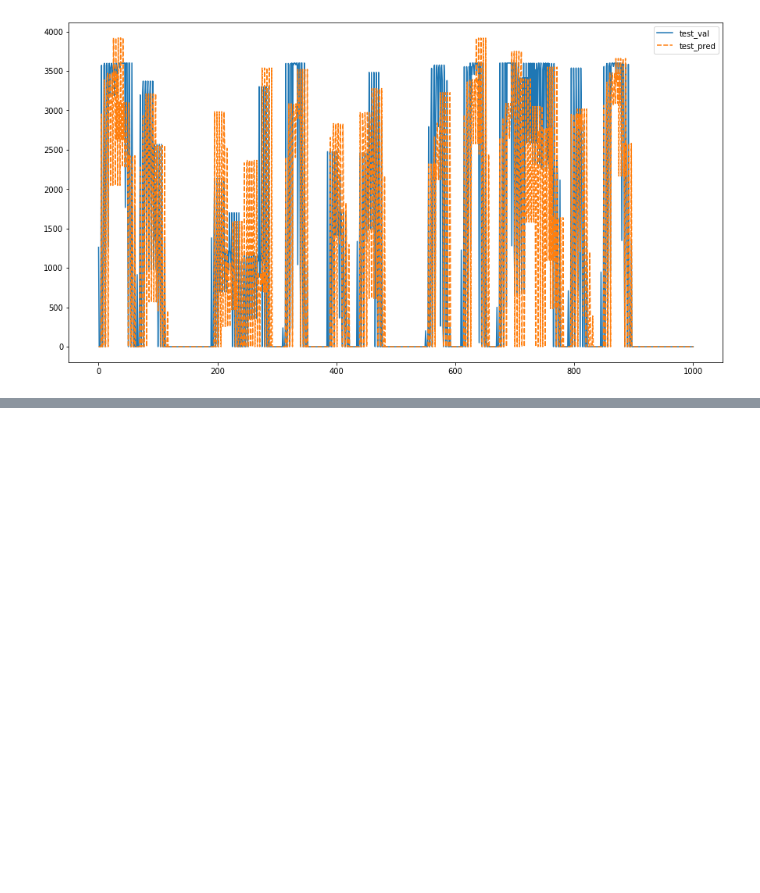
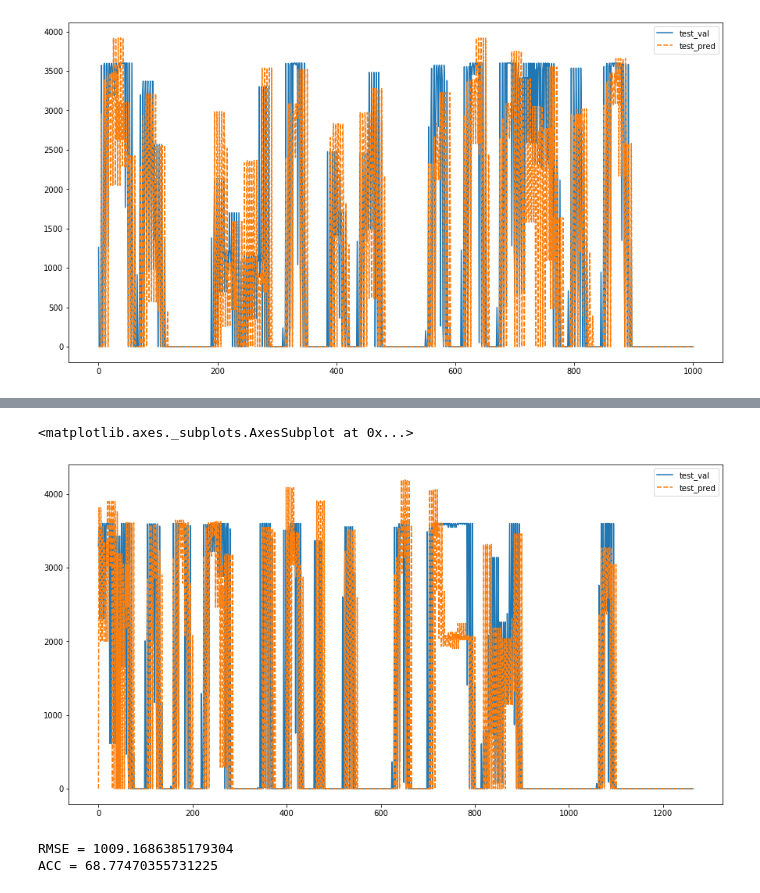
Before and after one commit to miloncl/System-Usage-Analysis, a Jupyter notebook: notebooks/LSTM_RNN.ipynb, the cells around one changed output, grey strips where cells are left out. Cells and saved outputs as stored; diff of their text form; code cells hidden in the pictures; blank space fills up the shorter version.

```diff
--- a/notebooks/LSTM_RNN.ipynb
+++ b/notebooks/LSTM_RNN.ipynb
@@ -365,0 +371,11 @@ sns.lineplot(out_df[['test_val', 'test_pred']])
+# %%
+plt.figure(figsize=(15,8))
+sns.lineplot(out_df[['test_val', 'test_pred']])
+# %% [output]
+<matplotlib.axes._subplots.AxesSubplot at 0x...>
+[figure, added]
+# %%
+test_acc(out_df, at_most = 180)
+# %% [output]
+RMSE = 1009.1686385179304
+ACC = 68.77470355731225
```
Also changed, not shown: parts of 25 cells of this notebook, 5 other files.
